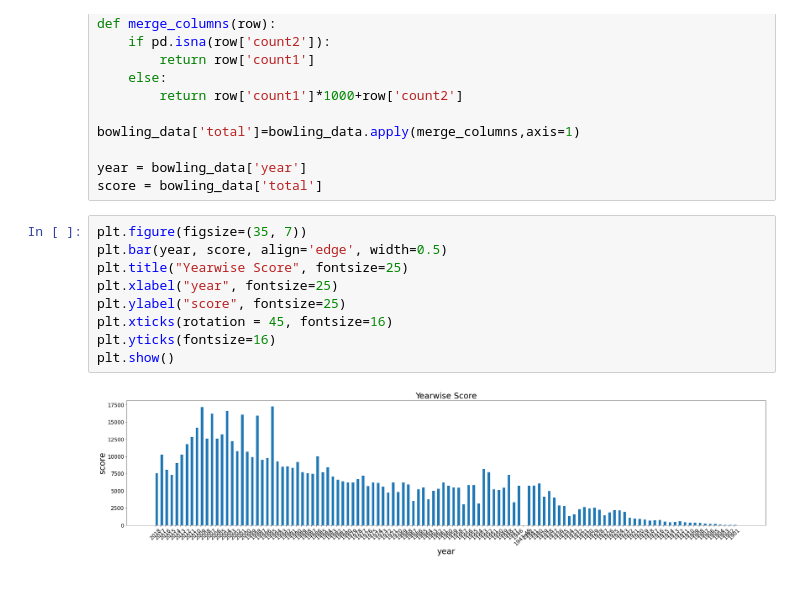
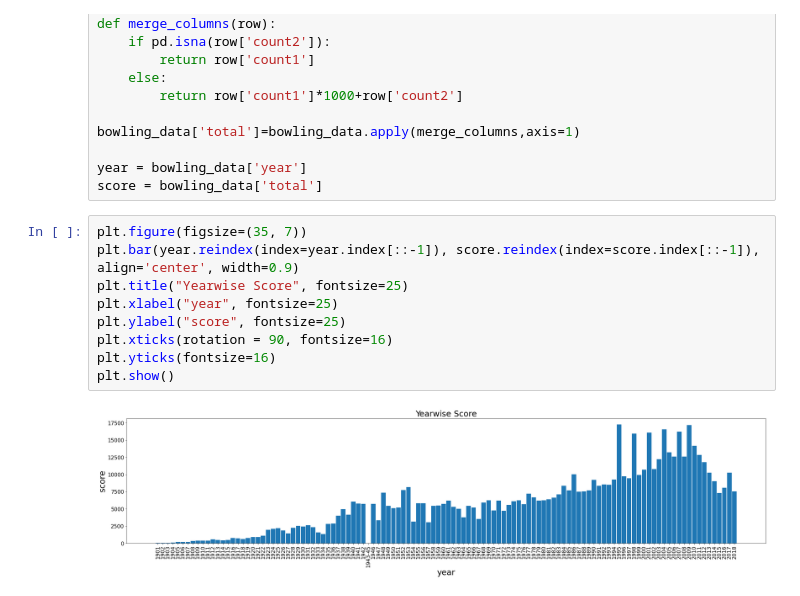
Before and after one commit to hemanthdoddala/Data601, a Jupyter notebook: week02/lab2.ipynb, the cells around one changed output. Saved outputs shown, nothing was run; the diff lists cells and outputs as text.

```diff
--- a/week02/lab2.ipynb
+++ b/week02/lab2.ipynb
@@ -59,12 +59,12 @@ year = bowling_data['year']
 score = bowling_data['total']
 # %%
 plt.figure(figsize=(35, 7))
-plt.bar(year, score, align='edge', width=0.5)
+plt.bar(year.reindex(index=year.index[::-1]), score.reindex(index=score.index[::-1]), align='center', width=0.9)
 plt.title("Yearwise Score", fontsize=25)
 plt.xlabel("year", fontsize=25)
 plt.ylabel("score", fontsize=25)
-plt.xticks(rotation = 45, fontsize=16)
+plt.xticks(rotation = 90, fontsize=16)
 plt.yticks(fontsize=16)
 plt.show()
 # %% [output]
-[figure, old version]
+[figure, new version]
```
Also changed, not shown: 1 other file.
